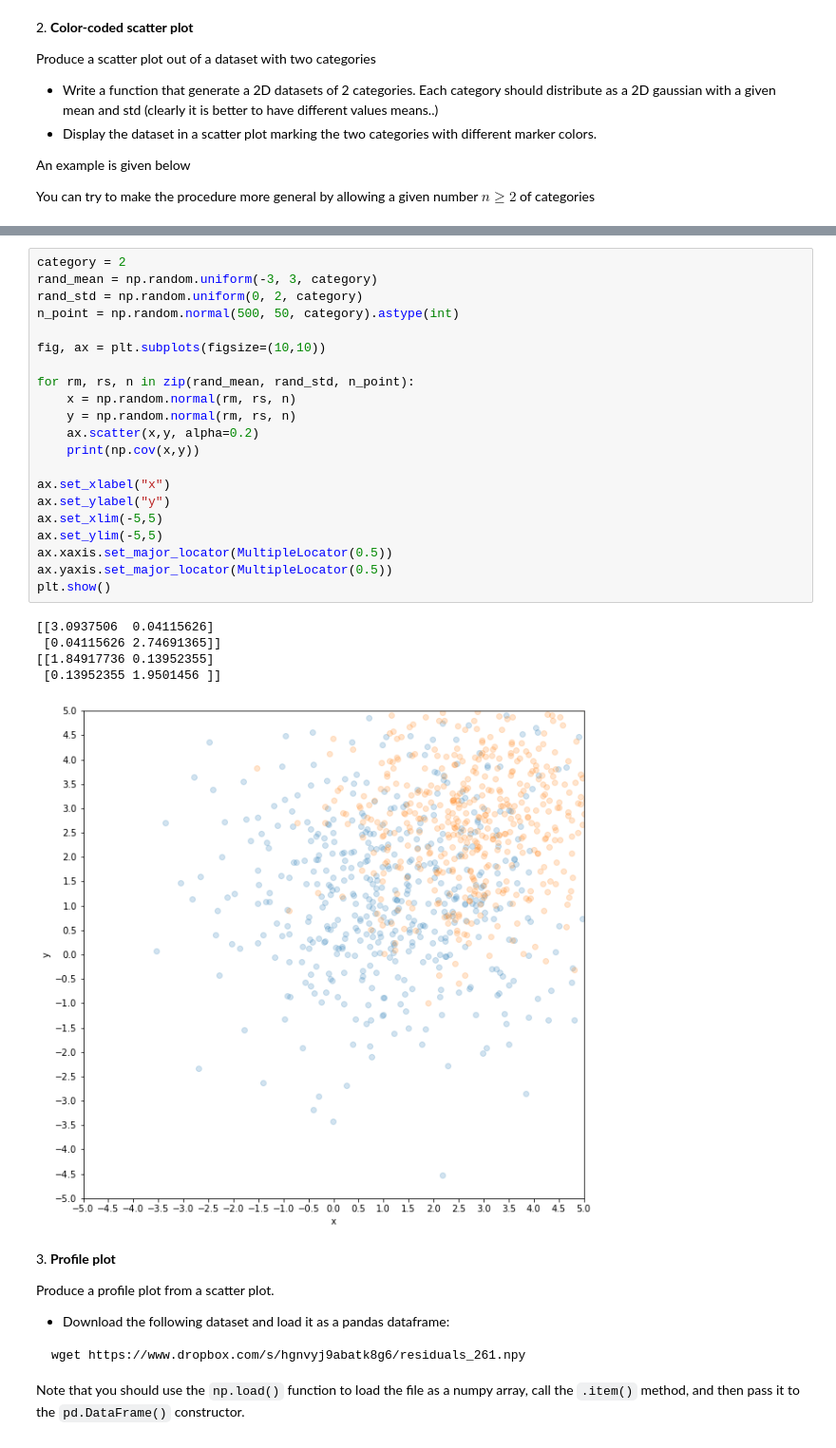
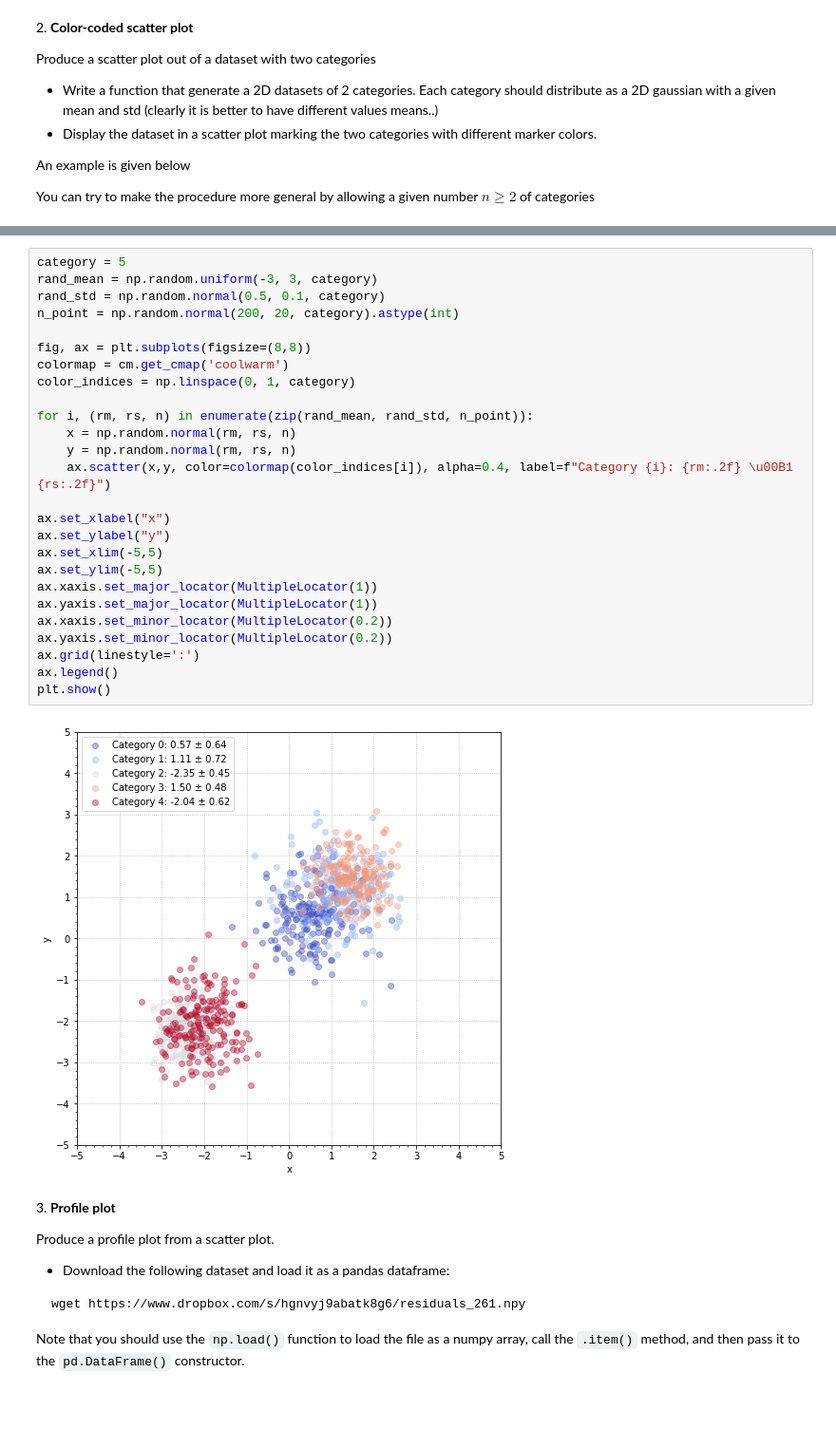
Before and after one commit to marcolorenzato00/LaboratoryOfComputationalPhysics_Y8, a Jupyter notebook: 07ex_Visualization.ipynb, the cells around one changed output, grey strips where cells are left out. Shown at 95% size. Drawn from its saved outputs; the diff is of its cells as text; blank space fills up the shorter version.

```diff
--- a/07ex_Visualization.ipynb
+++ b/07ex_Visualization.ipynb
@@ -98,30 +79,31 @@ two_categories_scat 100%[===================>]  42.80K  --.-KB/s    in 0.02s
 # %%
-category = 2
+category = 5
 rand_mean = np.random.uniform(-3, 3, category)
-rand_std = np.random.uniform(0, 2, category)
-n_point = np.random.normal(500, 50, category).astype(int)
+rand_std = np.random.normal(0.5, 0.1, category)
+n_point = np.random.normal(200, 20, category).astype(int)
 
-fig, ax = plt.subplots(figsize=(10,10))
+fig, ax = plt.subplots(figsize=(8,8))
+colormap = cm.get_cmap('coolwarm')
+color_indices = np.linspace(0, 1, category)
 
-for rm, rs, n in zip(rand_mean, rand_std, n_point):
+for i, (rm, rs, n) in enumerate(zip(rand_mean, rand_std, n_point)):
     x = np.random.normal(rm, rs, n)
     y = np.random.normal(rm, rs, n)
-    ax.scatter(x,y, alpha=0.2)
-    print(np.cov(x,y))
+    ax.scatter(x,y, color=colormap(color_indices[i]), alpha=0.4, label=f"Category {i}: {rm:.2f} \u00B1 {rs:.2f}")
 
 ax.set_xlabel("x")
 ax.set_ylabel("y")
 ax.set_xlim(-5,5)
 ax.set_ylim(-5,5)
-ax.xaxis.set_major_locator(MultipleLocator(0.5))
-ax.yaxis.set_major_locator(MultipleLocator(0.5))
+ax.xaxis.set_major_locator(MultipleLocator(1))
+ax.yaxis.set_major_locator(MultipleLocator(1))
+ax.xaxis.set_minor_locator(MultipleLocator(0.2))
+ax.yaxis.set_minor_locator(MultipleLocator(0.2))
+ax.grid(linestyle=':')
+ax.legend()
 plt.show()
 # %% [output]
-[[3.0937506  0.04115626]
- [0.04115626 2.74691365]]
-[[1.84917736 0.13952355]
- [0.13952355 1.9501456 ]]
-[figure, old version]
+[figure, new version]
 # %% [markdown]
 3\. **Profile plot**
 
```
Also changed, not shown: parts of 3 cells of this notebook.
